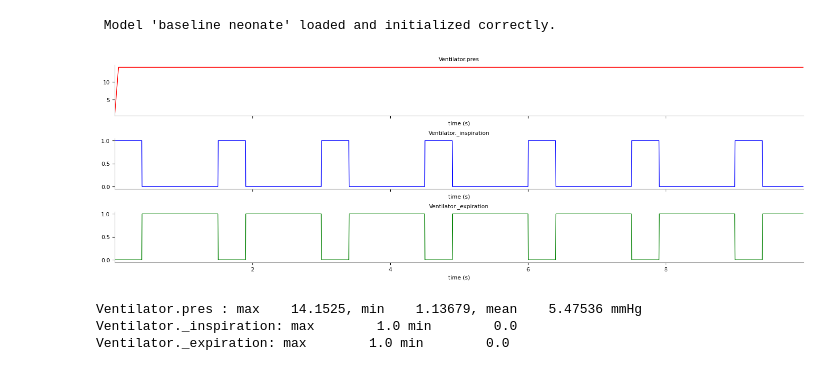
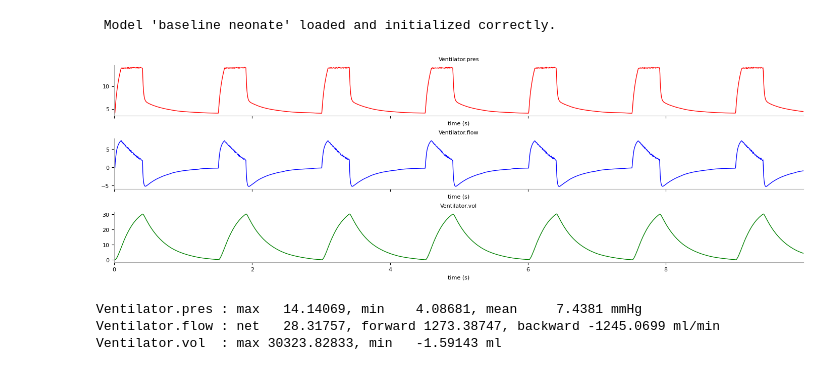
Before and after one commit to Dobutamine/explain-python, a Jupyter notebook: notebooks/normal_neonate.ipynb, the cells around one changed output. Cells and saved outputs as stored; diff of their text form; code cells hidden in the pictures.

```diff
--- a/notebooks/normal_neonate.ipynb
+++ b/notebooks/normal_neonate.ipynb
@@ -24,16 +24,16 @@ io = BaseInterface(model)
 # %%
 model.models["Ventilator"].switch_ventilator(True)
 model.models["Ventilator"].set_ventilator_pc()
 pressures = io.plot_time_graph(
-    ["VENT_INSP_VALVE.r_for", "Ventilator._inspiration", "Ventilator._expiration"],
+    ["Ventilator.pres","Ventilator.flow", "Ventilator.vol" ],
     autoscale=True,
     fill=False,
     combined=False,
     sharey=False,
     time_to_calculate=10,
 )
 # %% [output]
-[figure, old version]
+[figure, new version]
-Ventilator.pres : max    14.1525, min    1.13679, mean    5.47536 mmHg
-Ventilator._inspiration: max        1.0 min        0.0
-Ventilator._expiration: max        1.0 min        0.0
+Ventilator.pres : max   14.14069, min    4.08681, mean     7.4381 mmHg
+Ventilator.flow : net   28.31757, forward 1273.38747, backward -1245.0699 ml/min
+Ventilator.vol  : max 30323.82833, min   -1.59143 ml
```
Also changed, not shown: parts of 3 cells of this notebook, 1 other file.
